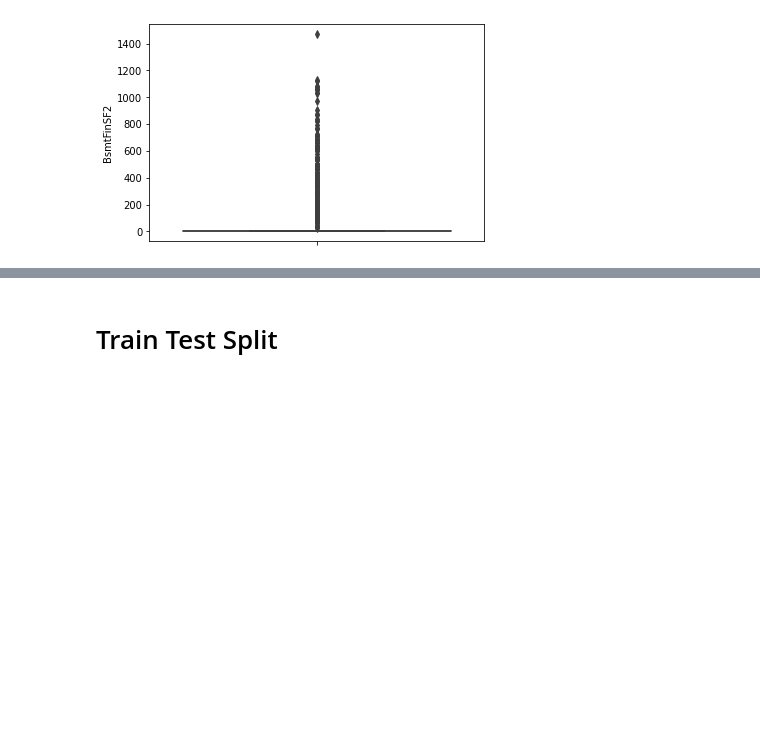
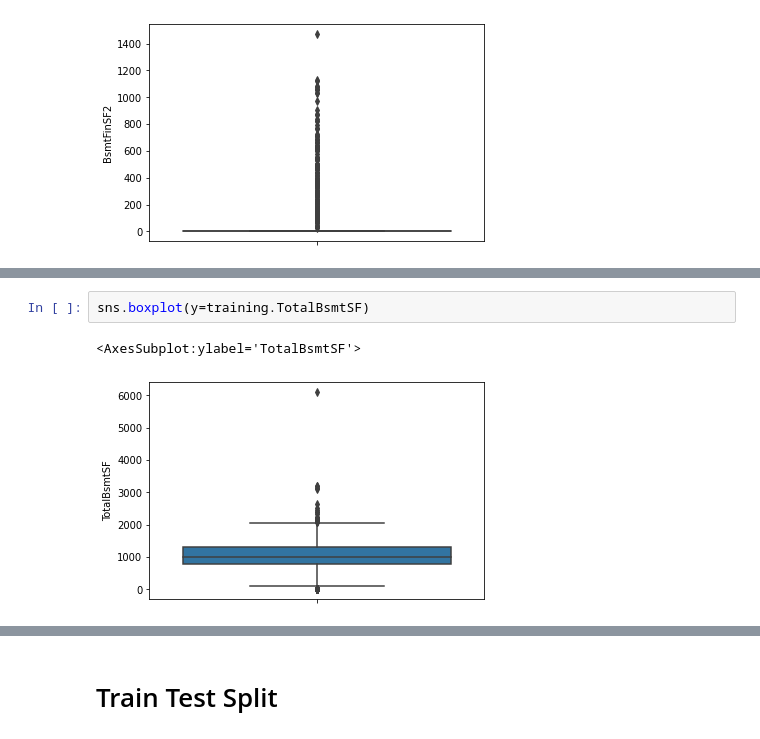
Before and after one commit to TheHamhams/Housing-Kaggle, a Jupyter notebook: Housing Notebook.ipynb, the cells around one changed output, grey strips where cells are left out. Drawn from its saved outputs; the diff is of its cells as text; blank space fills up the shorter version.

```diff
--- a/Housing Notebook.ipynb
+++ b/Housing Notebook.ipynb
@@ -633,0 +636,5 @@ sns.boxplot(y = training.BsmtFinSF2)
+# %%
+sns.boxplot(y=training.TotalBsmtSF)
+# %% [output]
+<AxesSubplot:ylabel='TotalBsmtSF'>
+[figure, added]
```
Also changed, not shown: parts of 21 cells of this notebook, 1 other file.
